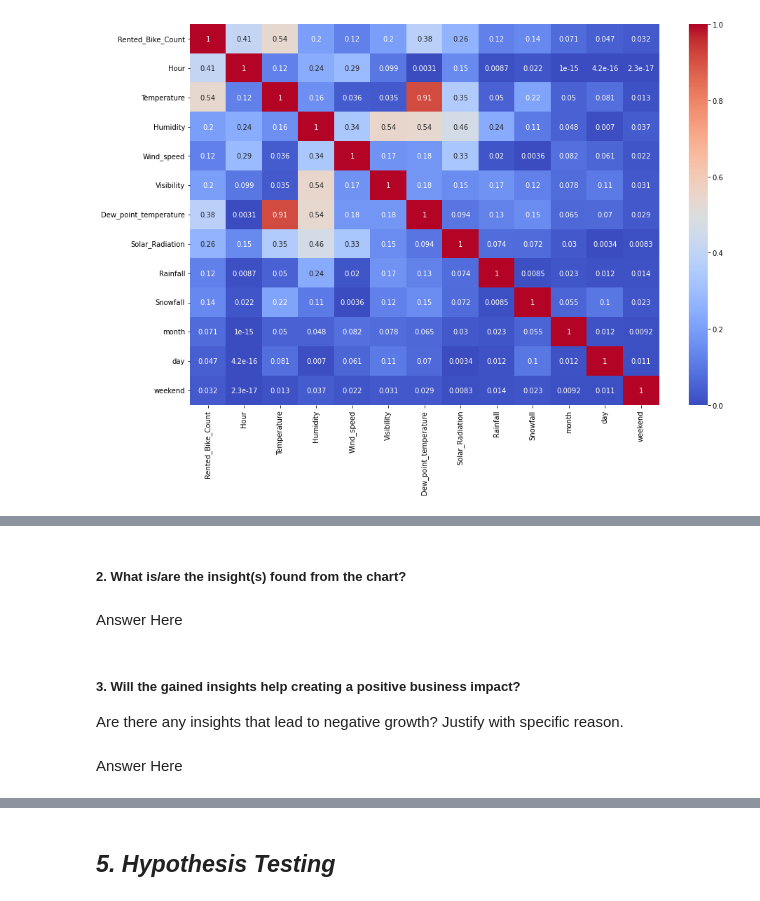
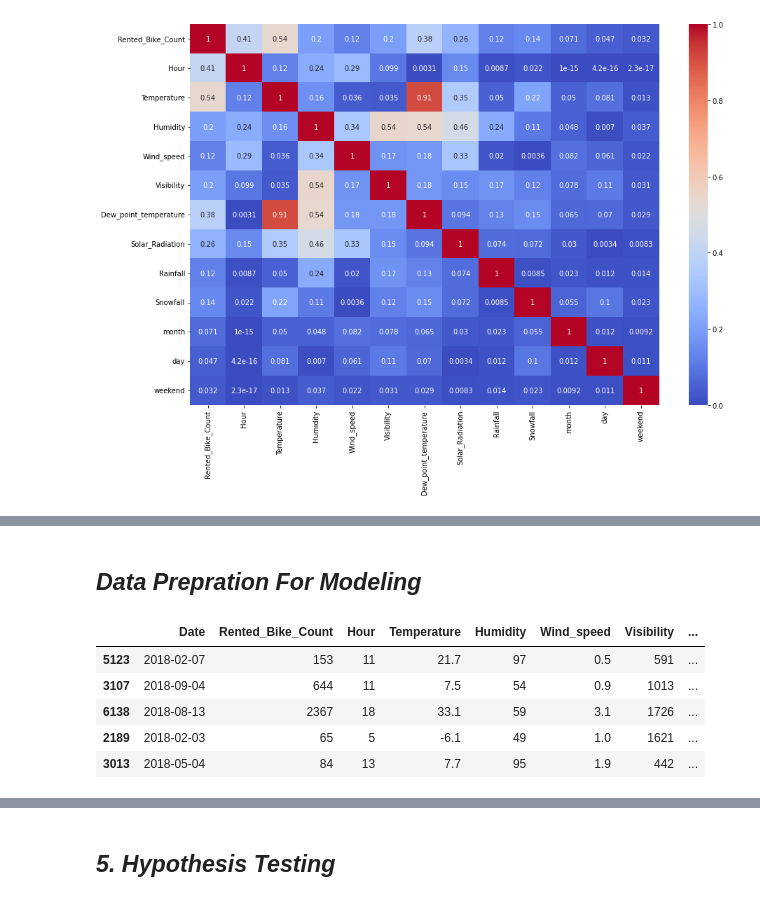
Before and after one commit to tarun422/Bike-Sharing-Demand, a Jupyter notebook: SouelBike.ipynb, the cells around one changed output, grey strips where cells are left out. Drawn from its saved outputs; the diff is of its cells as text; code cells hidden in the pictures.

```diff
--- a/SouelBike.ipynb
+++ b/SouelBike.ipynb
@@ -743,9 +735,13 @@ Answer Here.
-# %% [markdown]
-##### 2. What is/are the insight(s) found from the chart?
-# %% [markdown]
-Answer Here
-# %% [markdown]
-##### 3. Will the gained insights help creating a positive business impact?
-Are there any insights that lead to negative growth? Justify with specific reason.
-# %% [markdown]
-Answer Here
+# %% [markdown]
+## ***Data Prepration For Modeling***
+# %%
+# Check the dataset
+
+bike.sample(5)
+# %% [output]
+|  | Date | Rented_Bike_Count | Hour | Temperature | Humidity | Wind_speed | Visibility | ... |
+| 5123 | 2018-02-07 | 153 | 11 | 21.7 | 97 | 0.5 | 591 | ... |
+| 3107 | 2018-09-04 | 644 | 11 | 7.5 | 54 | 0.9 | 1013 | ... |
+| 6138 | 2018-08-13 | 2367 | 18 | 33.1 | 59 | 3.1 | 1726 | ... |
+| 2189 | 2018-02-03 | 65 | 5 | -6.1 | 49 | 1.0 | 1621 | ... |
+| 3013 | 2018-05-04 | 84 | 13 | 7.7 | 95 | 1.9 | 442 | ... |
```
Also changed, not shown: parts of 29 cells of this notebook.
